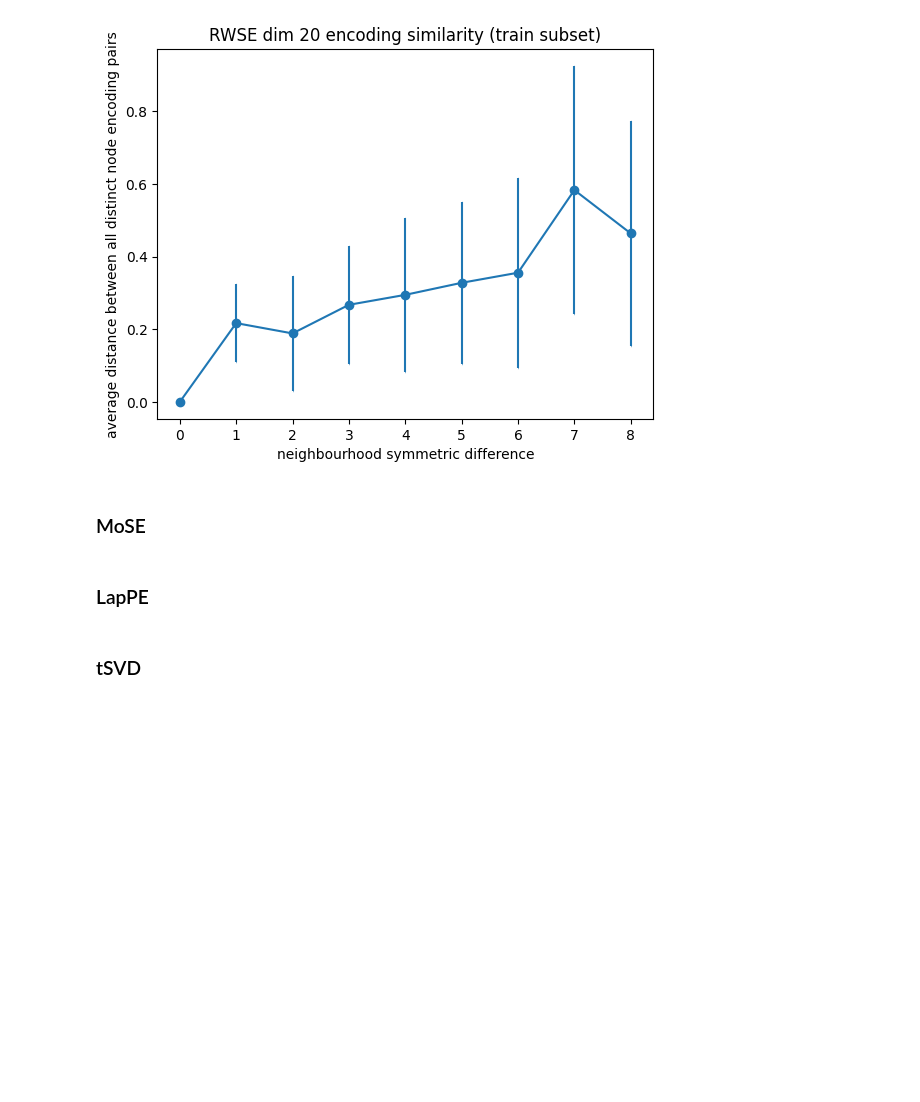
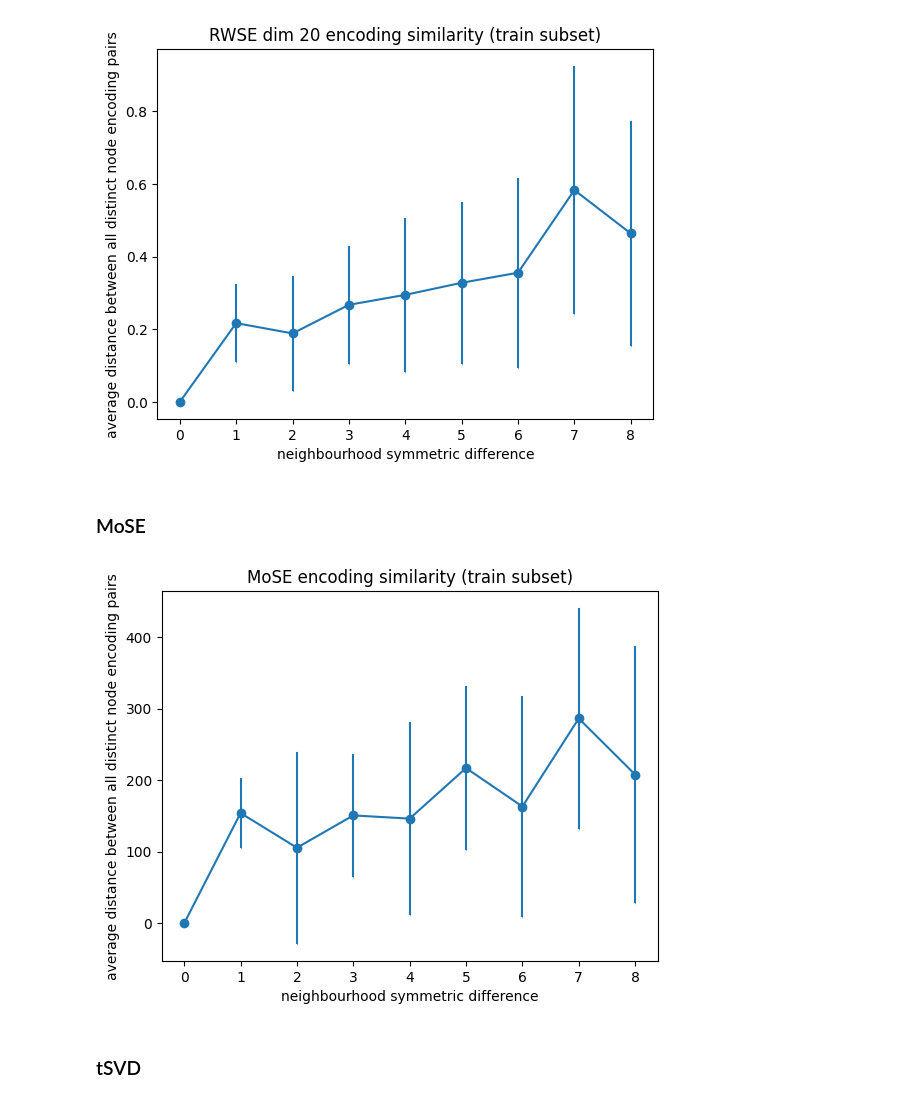
Before and after one commit to teriolx/binary-matrix-factorization, a Jupyter notebook: encoding_similarity.ipynb, the cells around one changed output. Drawn from its saved outputs; the diff is of its cells as text; code cells hidden in the pictures; blank space fills up the shorter version.

```diff
--- a/encoding_similarity.ipynb
+++ b/encoding_similarity.ipynb
@@ -29,8 +31,11 @@ plot_neighbourhood_similarity(DIR_PATH + "similarity_ZINC_rwse.parquet",
 [figure]
 # %% [markdown]
 ### MoSE
-# %% [markdown]
-### LapPE
+# %%
+plot_neighbourhood_similarity(DIR_PATH + "similarity_ZINC_mose.parquet",
+                              "MoSE encoding similarity (train subset)")
+# %% [output]
+[figure, added]
 # %% [markdown]
 ### tSVD
 # %%
```
Also changed, not shown: parts of 5 cells of this notebook, 2 other files.
